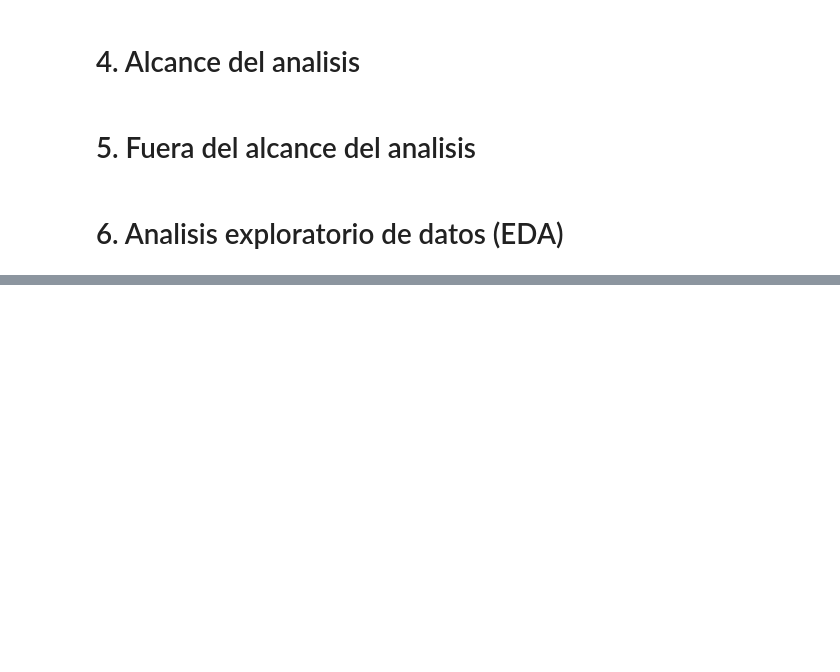
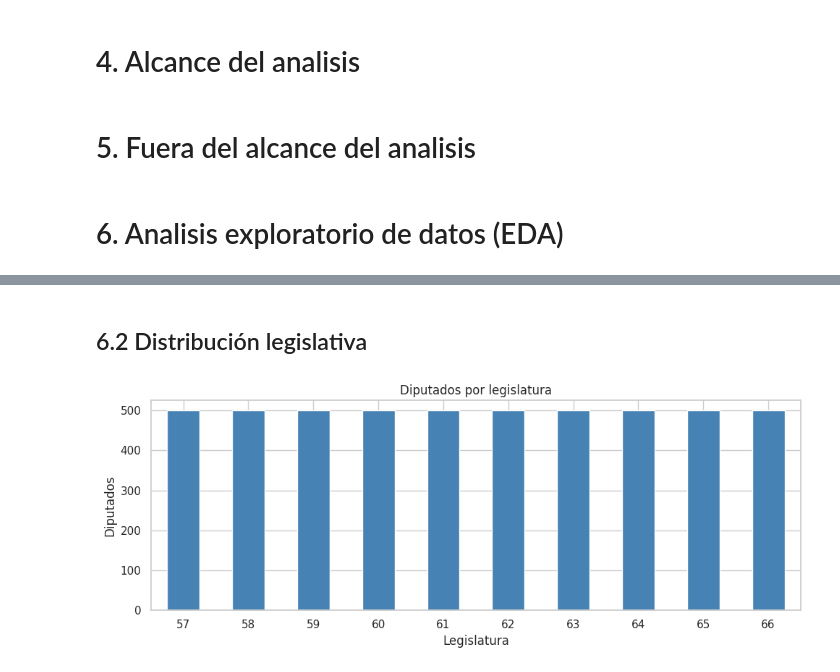
Before and after one commit to AngelsalamancaCar/diputrax, a Jupyter notebook: notebooks/diputrax.ipynb, the cells around one changed output, grey strips where cells are left out. Cells and saved outputs as stored; diff of their text form; code cells hidden in the pictures; blank space fills up the shorter version.

```diff
--- a/notebooks/diputrax.ipynb
+++ b/notebooks/diputrax.ipynb
@@ -800,0 +903,14 @@ print(f'Columns with nulls: {len(miss_nonzero)}')
+# %% [markdown]
+## 6.2 Distribución legislativa
+# %%
+fig, ax = plt.subplots(figsize=(10, 4))
+counts = df.groupby('legislatura_num').size()
+counts.plot.bar(ax=ax, color='steelblue', edgecolor='white')
+ax.set_xlabel('Legislatura')
+ax.set_ylabel('Diputados')
+ax.set_title('Diputados por legislatura')
+plt.xticks(rotation=0)
+plt.tight_layout()
+plt.show()
+# %% [output]
+[figure, added]
```
Also changed, not shown: parts of 33 cells of this notebook, 2 other files.
